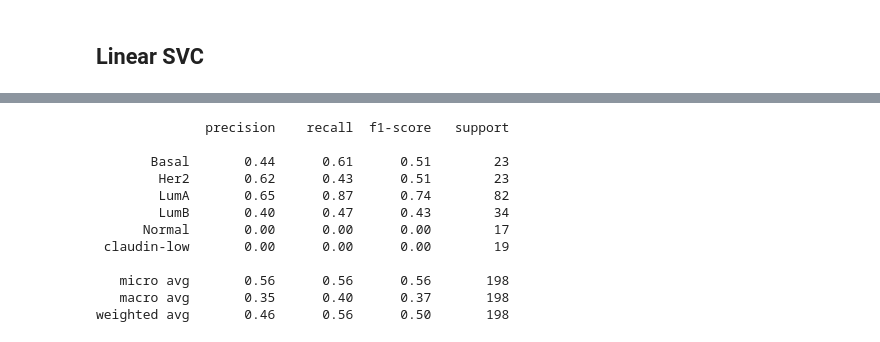
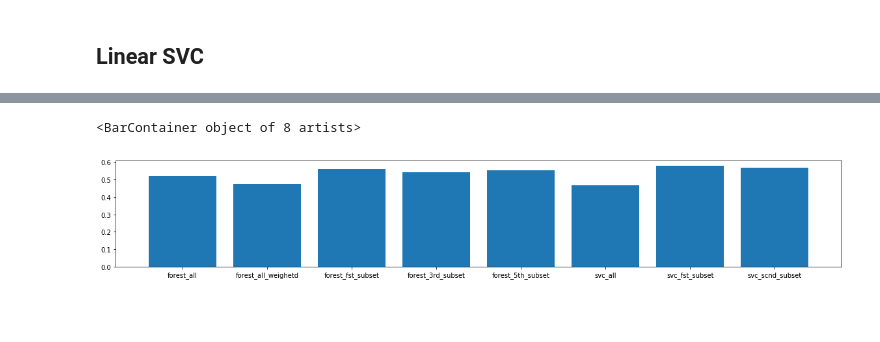
Before and after one commit to Nacili/NI, a Jupyter notebook: Modelovanje.ipynb, the cells around one changed output, grey strips where cells are left out. Drawn from its saved outputs; the diff is of its cells as text; code cells hidden in the pictures; blank space fills up the shorter version.

```diff
--- a/Modelovanje.ipynb
+++ b/Modelovanje.ipynb
@@ -77,7 +77,6 @@ from sklearn.preprocessing import StandardScaler
 scaler = StandardScaler()
 scaler.fit(xtrain)
 xtrain_sc = scaler.transform(xtrain)
-scaler.fit(xtest)
 xtest_sc = scaler.transform(xtest)
 # %% [markdown]
 ### Modelovanje
@@ -470,18 +371,0 @@ weighted avg       0.45      0.52      0.48       198
-# %%
-df = pd.concat([ER_dummy,  HER_dummy, HER2SNP_dummy,
-                PR_dummy, INTCLUS_dummy], axis = 1)
-y = data[['CLAUDIN_SUBTYPE']]
-
-xtrain, xtest, ytrain, ytest = model_selection.train_test_split(df, y, test_size=0.1, random_state=1, shuffle=True)
-scaler = StandardScaler()
-scaler.fit(xtrain)
-xtrain_sc = scaler.transform(xtrain)
-scaler.fit(xtest)
-xtest_sc = scaler.transform(xtest)
-
-clf = OutputCodeClassifier(
-    estimator=LinearSVC(random_state=0, multi_class='ovr'),
-      random_state=0, code_size=15).fit(xtrain_sc, ytrain)
-
-clf_predicions = clf.predict(xtest_sc)
-print(classification_report(ytest, clf_predicions))
@@ -501,31 +372,11 @@ weighted avg       0.53      0.55      0.53       198
-# %%
-df = pd.concat([ER_dummy,  HER2SNP_dummy,
-                PR_dummy, GRADE_dummy], axis = 1)
-y = data[['CLAUDIN_SUBTYPE']]
-
-xtrain, xtest, ytrain, ytest = model_selection.train_test_split(df, y, test_size=0.1, random_state=1, shuffle=True)
-scaler = StandardScaler()
-scaler.fit(xtrain)
-xtrain_sc = scaler.transform(xtrain)
-scaler.fit(xtest)
-xtest_sc = scaler.transform(xtest)
-
-clf = OutputCodeClassifier(
-    estimator=LinearSVC(random_state=0, multi_class='ovr'),
-      random_state=0, code_size=15).fit(xtrain_sc, ytrain)
-
-clf_predicions = clf.predict(xtest_sc)
-print(classification_report(ytest, clf_predicions))
-# %% [output]
-              precision    recall  f1-score   support
-
-       Basal       0.44      0.61      0.51        23
-        Her2       0.62      0.43      0.51        23
-        LumA       0.65      0.87      0.74        82
-        LumB       0.40      0.47      0.43        34
-      Normal       0.00      0.00      0.00        17
- claudin-low       0.00      0.00      0.00        19
-
-   micro avg       0.56      0.56      0.56       198
-   macro avg       0.35      0.40      0.37       198
-weighted avg       0.46      0.56      0.50       198
+# %%
+fscores_svc.append(f1_score(ytest, clf_predicions, average='weighted'))
+fscores_models_svc.append("scnd_subset")
+fscores.append(f1_score(ytest, clf_predicions, average='weighted'))
+fscore_models.append("svc_scnd_subset")
+# %%
+plt.figure(figsize=(20, 3))
+plt.bar(fscore_models, fscores)
+# %% [output]
+<BarContainer object of 8 artists>
+[figure, added]
```
Also changed, not shown: parts of 31 cells of this notebook.
